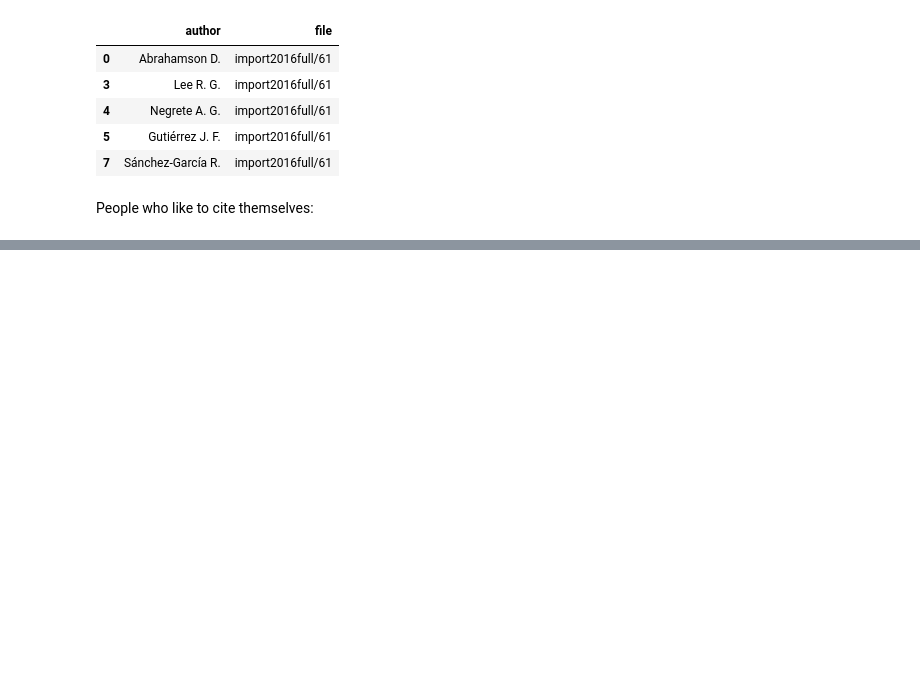
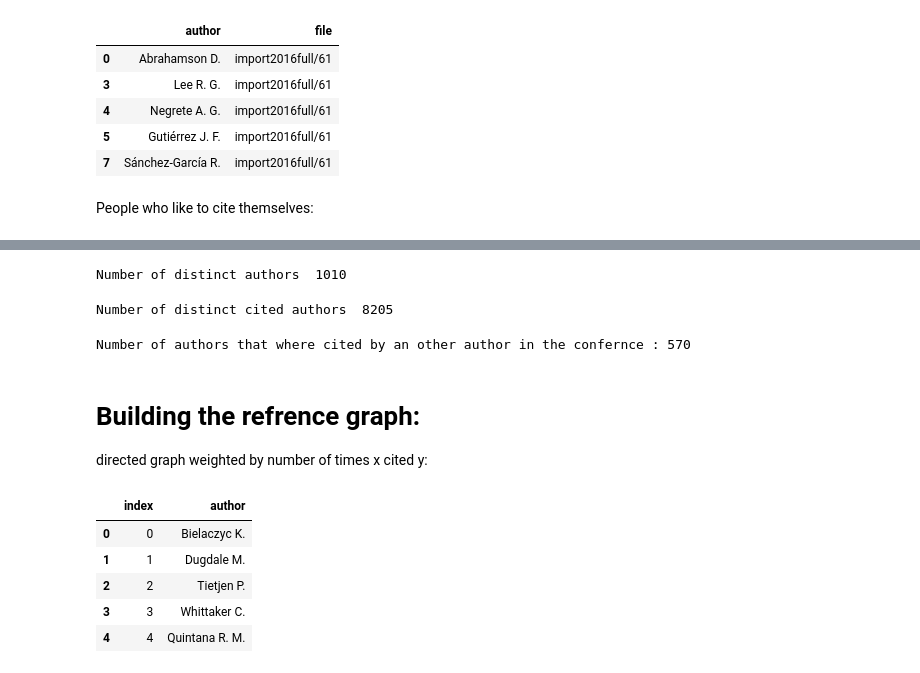
Before and after one commit to nourabassi/semester-project, a Jupyter notebook: extraction.ipynb, the cells around one changed output, grey strips where cells are left out. Saved outputs shown, nothing was run; the diff lists cells and outputs as text; code cells hidden in the pictures; blank space fills up the shorter version.

```diff
--- a/extraction.ipynb
+++ b/extraction.ipynb
@@ -349,0 +348,27 @@ Name: author, dtype: int64
+# %%
+print('Number of distinct authors ', len(set(reference_edges.author.tolist())))
+# %% [output]
+Number of distinct authors  1010
+# %%
+print('Number of distinct cited authors by some author in the conference ', len(set(reference_edges.cited.tolist())))
+# %% [output]
+Number of distinct cited authors  8205
+# %%
+print('Number of authors that where cited by an other author in the confernce :' , len(set(reference_edges.cited.tolist()).intersection(set(reference_edges.author.tolist()))))
+# %% [output]
+Number of authors that where cited by an other author in the confernce : 570
+# %% [markdown]
+# Building the refrence graph:
+
+directed graph weighted by number of times x cited y:
+# %%
+nodes = pd.DataFrame(reference_edges.author.drop_duplicates().reset_index(drop=True)).reset_index()
+# %%
+nodes.head()
+# %% [output]
+|  | index | author |
+| 0 | 0 | Bielaczyc K. |
+| 1 | 1 | Dugdale M. |
+| 2 | 2 | Tietjen P. |
+| 3 | 3 | Whittaker C. |
+| 4 | 4 | Quintana R. M. |
```
Also changed, not shown: parts of 28 cells of this notebook, 4 other files.
